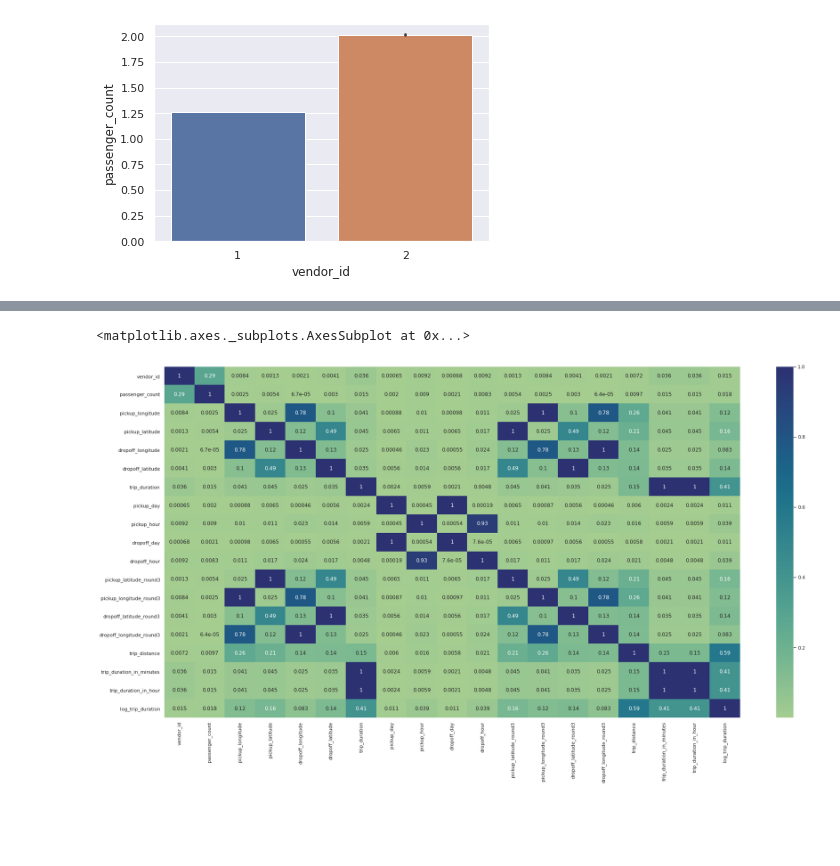
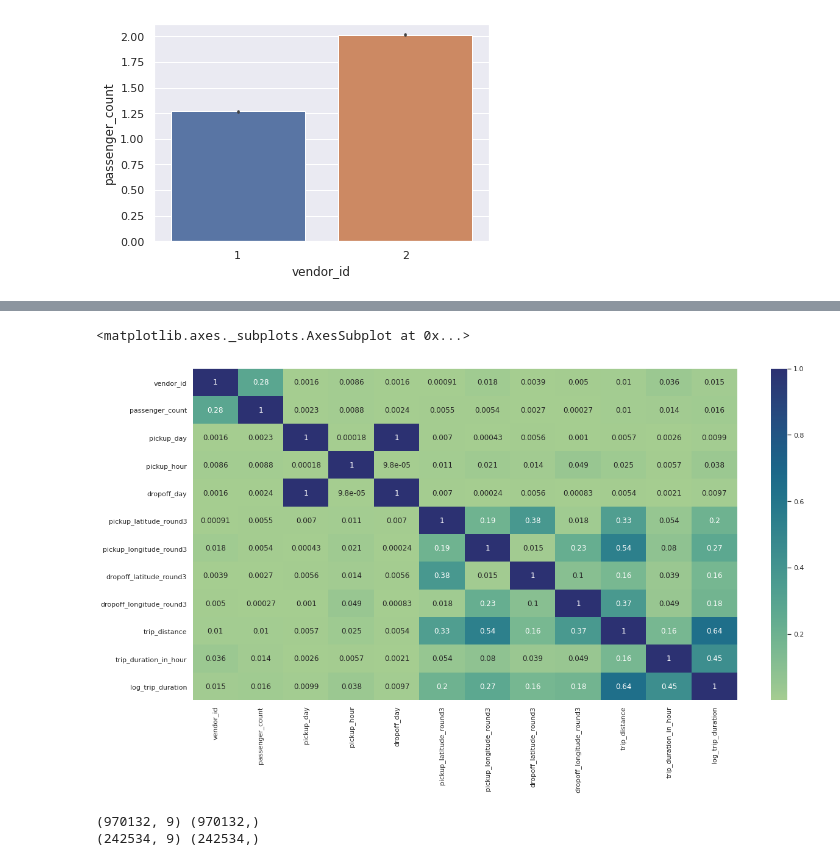
Before and after one commit to kamya11/NYC-Taxi-Trip-Time-Prediction, a Jupyter notebook: NYC_Taxi_Trip_Time_Prediction_Capstone_Project.ipynb, the cells around one changed output, grey strips where cells are left out. Cells and saved outputs as stored; diff of their text form; code cells hidden in the pictures; blank space fills up the shorter version.

```diff
--- a/NYC_Taxi_Trip_Time_Prediction_Capstone_Project.ipynb
+++ b/NYC_Taxi_Trip_Time_Prediction_Capstone_Project.ipynb
@@ -107,8 +107,8 @@ data[data.duplicated()==True]
 # %% [output]
 |  | id | vendor_id | pickup_datetime | dropoff_datetime | passenger_count | pickup_longitude | ... |
 # %%
-data['pickup_datetime'] = pd.to_datetime(data['pickup_datetime'], format='%Y-%m-%d %H:%M:%S')
-data['dropoff_datetime']=pd.to_datetime(data['dropoff_datetime'],format='%Y-%m-%d %H:%M:%S')
+data['pickup_datetime'] = pd.to_datetime(data['pickup_datetime'])
+data['dropoff_datetime'] = pd.to_datetime(data['dropoff_datetime'])
 data.head()
 # %% [output]
 |  | id | vendor_id | pickup_datetime | dropoff_datetime | passenger_count | pickup_longitude | ... |
@@ -339,3 +346,6 @@ data=data[data['passenger_count']!=0]
+# %%
+data = data[~(data.trip_distance > 100)]
+data = data[~(data.trip_distance < 1)]
 # %%
 data.head(10)
 # %% [output]
@@ -373,0 +393,5 @@ sns.catplot(y='trip_distance',x='passenger_count',data=data,kind='strip')
+# %%
+data=data.drop(['id','pickup_datetime', 'dropoff_datetime','pickup_day_of_week','dropoff_day_of_week', 'store_and_fwd_flag',
+                'pickup_date','dropoff_date','trip_duration_in_minutes','pickup_longitude','pickup_latitude','dropoff_longitude',
+                'dropoff_latitude','trip_duration','dropoff_hour'], axis=1)
+data.head()
@@ -374,7 +405,7 @@ sns.catplot(y='trip_distance',x='passenger_count',data=data,kind='strip')
 # %%
-plt.figure(figsize = (30,15))
+plt.figure(figsize = (20,10))
 correlation = data.corr()
 sns.heatmap(abs(correlation),annot = True,cmap = 'crest')
 # %% [output]
 <matplotlib.axes._subplots.AxesSubplot at 0x...>
-[figure, old version]
+[figure, new version]
@@ -380,0 +419,6 @@ sns.heatmap(abs(correlation),annot = True,cmap = 'crest')
+# %%
+print(X_train.shape,y_train.shape)
+print(X_test.shape,y_test.shape)
+# %% [output]
+(970132, 9) (970132,)
+(242534, 9) (242534,)
```
Also changed, not shown: parts of 32 cells of this notebook.
